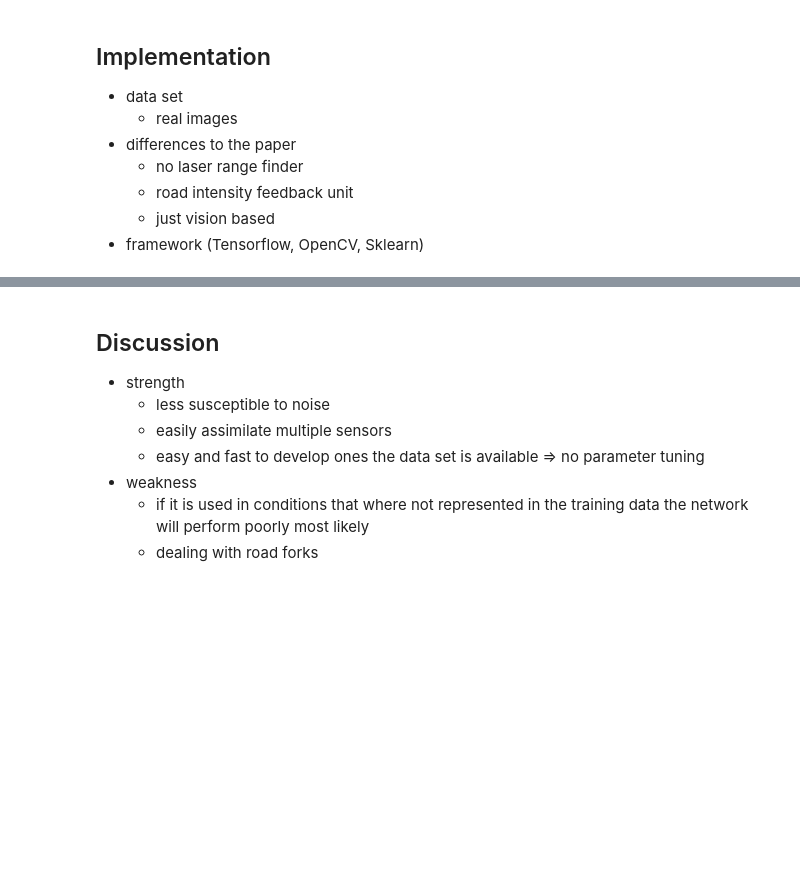
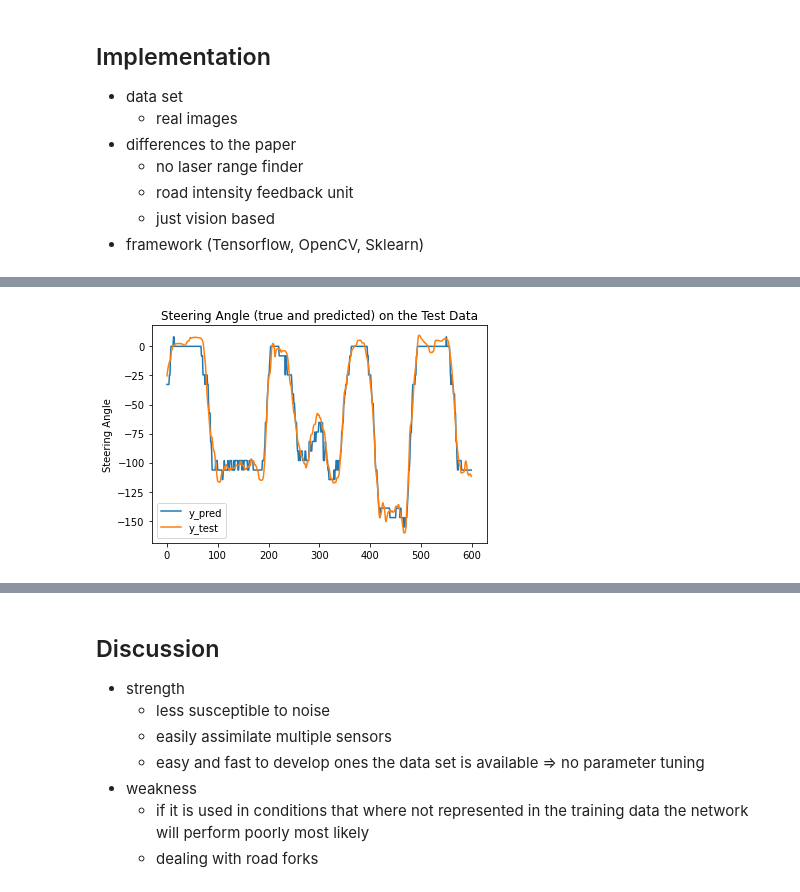
Before and after one commit to fabian-hk/Imitation-Learning, a Jupyter notebook: AVLINN.ipynb, the cells around one changed output, grey strips where cells are left out. Cells and saved outputs as stored; diff of their text form; code cells hidden in the pictures; blank space fills up the shorter version.

```diff
--- a/AVLINN.ipynb
+++ b/AVLINN.ipynb
@@ -64,0 +204,14 @@ detection frequently used by autonomous driving systems nowadays.
+# %%
+# testing and visualization
+model.evaluate(X_test, y_test)
+y_pred = model.predict(X_test)
+
+y_pred_degree = utils.decode_angle(y_pred, output_bins=45)
+y_test_degree = y[train_data_size:]
+
+plt.plot(y_pred_degree, label="y_pred")
+plt.plot(y_test_degree, label="y_test")
+plt.legend()
+plt.title("Steering Angle (true and predicted) on the Test Data")
+plt.ylabel("Steering Angle");
+# %% [output]
@@ -64,0 +219 @@ detection frequently used by autonomous driving systems nowadays.
+[figure, added]
```
Also changed, not shown: parts of 19 cells of this notebook, 6 other files.
